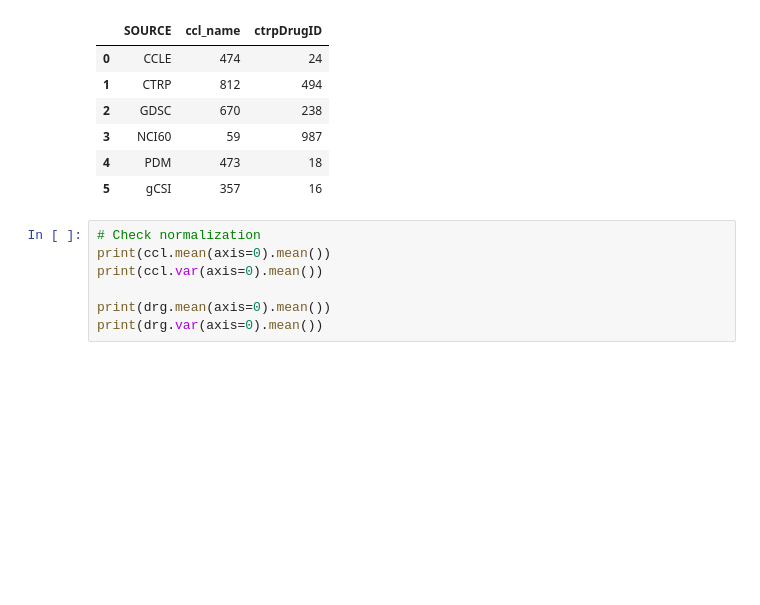
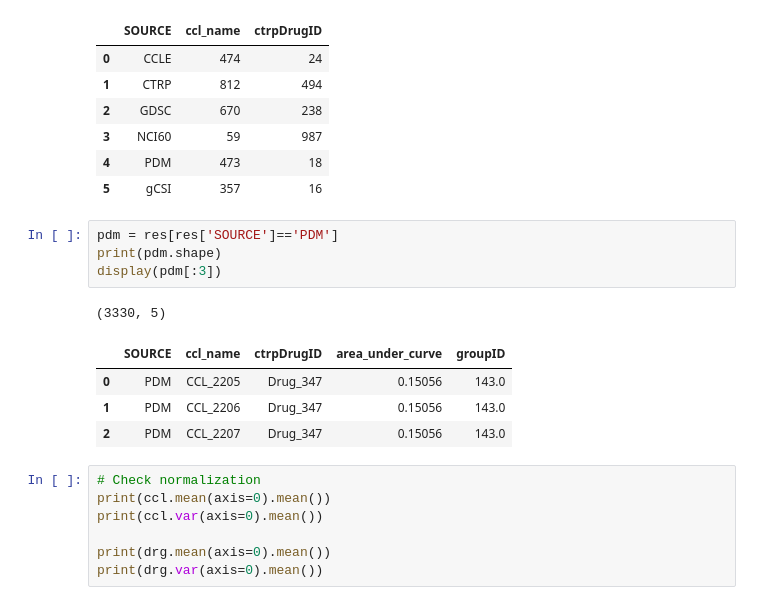
Before and after one commit to adpartin/pilot1, a Jupyter notebook: apps/trns_lrn/main.ipynb, the cells around one changed output. Cells and saved outputs as stored; diff of their text form; blank space fills up the shorter version.

```diff
--- a/apps/trns_lrn/main.ipynb
+++ b/apps/trns_lrn/main.ipynb
@@ -74,6 +74,16 @@ res.groupby('SOURCE').agg({'ccl_name': 'nunique', 'ctrpDrugID': 'nunique'}).rese
 | 3 | NCI60 | 59 | 987 |
 | 4 | PDM | 473 | 18 |
 | 5 | gCSI | 357 | 16 |
+# %%
+pdm = res[res['SOURCE']=='PDM']
+print(pdm.shape)
+display(pdm[:3])
+# %% [output]
+(3330, 5)
+|  | SOURCE | ccl_name | ctrpDrugID | area_under_curve | groupID |
+| 0 | PDM | CCL_2205 | Drug_347 | 0.15056 | 143.0 |
+| 1 | PDM | CCL_2206 | Drug_347 | 0.15056 | 143.0 |
+| 2 | PDM | CCL_2207 | Drug_347 | 0.15056 | 143.0 |
 # %%
 # Check normalization
 print(ccl.mean(axis=0).mean())
```
Also changed, not shown: parts of 3 cells of this notebook, 9 other files.
